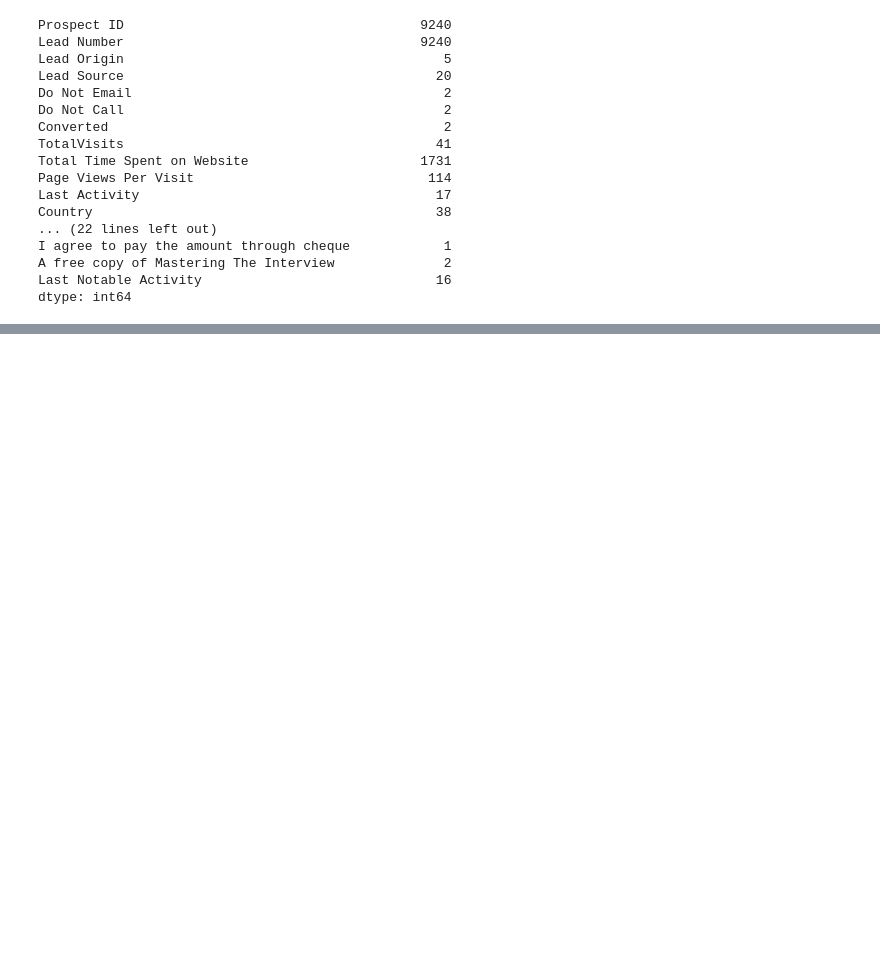
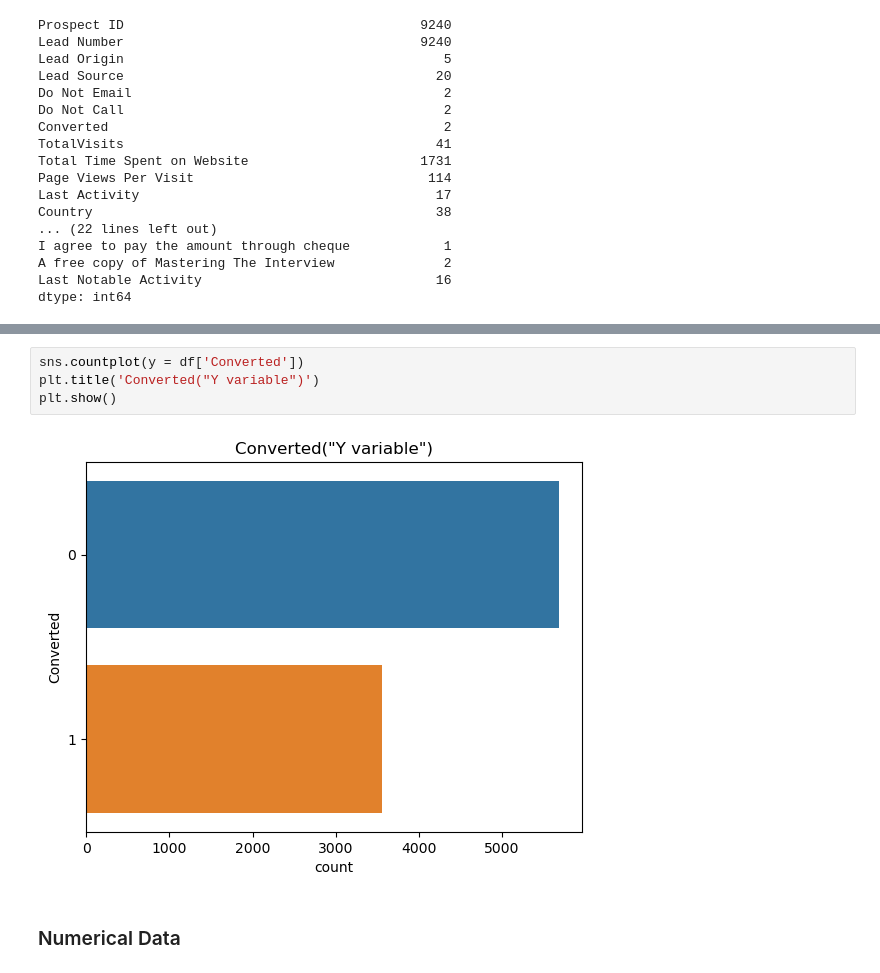
Before and after one commit to shaktisingh25/Lead-Scoring-Case-Study-Group-, a Jupyter notebook: Lead Scoring Code.ipynb, the cells around one changed output, grey strips where cells are left out. Cells and saved outputs as stored; diff of their text form; blank space fills up the shorter version.

```diff
--- a/Lead Scoring Code.ipynb
+++ b/Lead Scoring Code.ipynb
@@ -133,0 +495,8 @@ dtype: int64
+# %%
+sns.countplot(y = df['Converted'])
+plt.title('Converted("Y variable")')
+plt.show()
+# %% [output]
+[figure, added]
+# %% [markdown]
+### Numerical Data
```
Also changed, not shown: parts of 151 cells of this notebook, 2 other files.
